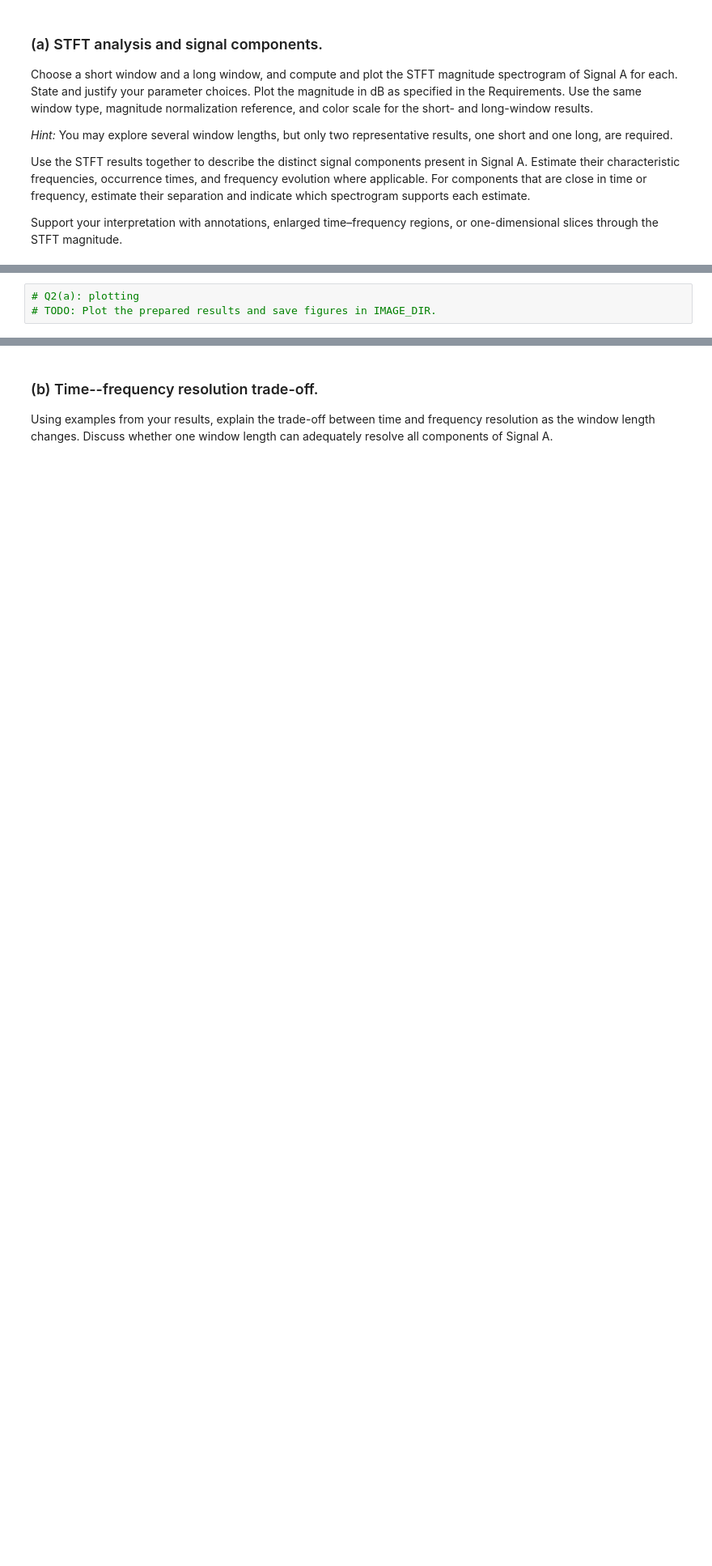
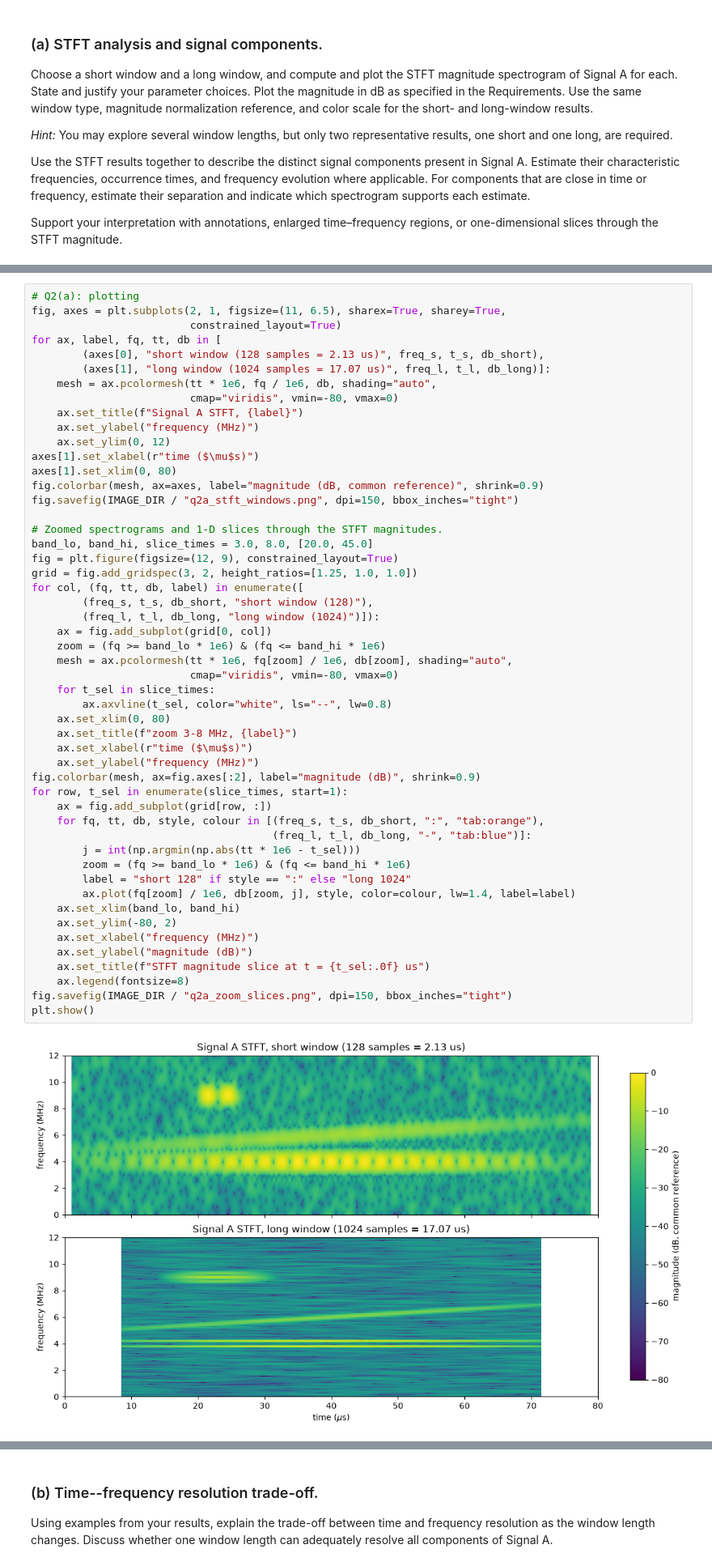
Before and after one commit to AristurtleHu/Signal-Ultrasound-Analysis, a Jupyter notebook: codes/HW1.ipynb, the cells around one changed output, grey strips where cells are left out. Shown at 81% size. Cells and saved outputs as stored; diff of their text form; blank space fills up the shorter version.

```diff
--- a/codes/HW1.ipynb
+++ b/codes/HW1.ipynb
@@ -115,3 +287,53 @@ Support your interpretation with annotations, enlarged time–frequency regions,
 # %%
 # Q2(a): plotting
-# TODO: Plot the prepared results and save figures in IMAGE_DIR.
+fig, axes = plt.subplots(2, 1, figsize=(11, 6.5), sharex=True, sharey=True,
+                         constrained_layout=True)
+for ax, label, fq, tt, db in [
+        (axes[0], "short window (128 samples = 2.13 us)", freq_s, t_s, db_short),
+        (axes[1], "long window (1024 samples = 17.07 us)", freq_l, t_l, db_long)]:
+    mesh = ax.pcolormesh(tt * 1e6, fq / 1e6, db, shading="auto",
+                         cmap="viridis", vmin=-80, vmax=0)
+    ax.set_title(f"Signal A STFT, {label}")
+    ax.set_ylabel("frequency (MHz)")
+    ax.set_ylim(0, 12)
+axes[1].set_xlabel(r"time ($\mu$s)")
+axes[1].set_xlim(0, 80)
+fig.colorbar(mesh, ax=axes, label="magnitude (dB, common reference)", shrink=0.9)
+fig.savefig(IMAGE_DIR / "q2a_stft_windows.png", dpi=150, bbox_inches="tight")
+
+# Zoomed spectrograms and 1-D slices through the STFT magnitudes.
+band_lo, band_hi, slice_times = 3.0, 8.0, [20.0, 45.0]
+fig = plt.figure(figsize=(12, 9), constrained_layout=True)
+grid = fig.add_gridspec(3, 2, height_ratios=[1.25, 1.0, 1.0])
+for col, (fq, tt, db, label) in enumerate([
+        (freq_s, t_s, db_short, "short window (128)"),
+        (freq_l, t_l, db_long, "long window (1024)")]):
+    ax = fig.add_subplot(grid[0, col])
+    zoom = (fq >= band_lo * 1e6) & (fq <= band_hi * 1e6)
+    mesh = ax.pcolormesh(tt * 1e6, fq[zoom] / 1e6, db[zoom], shading="auto",
+                         cmap="viridis", vmin=-80, vmax=0)
+    for t_sel in slice_times:
+        ax.axvline(t_sel, color="white", ls="--", lw=0.8)
+    ax.set_xlim(0, 80)
+    ax.set_title(f"zoom 3-8 MHz, {label}")
+    ax.set_xlabel(r"time ($\mu$s)")
+    ax.set_ylabel("frequency (MHz)")
+fig.colorbar(mesh, ax=fig.axes[:2], label="magnitude (dB)", shrink=0.9)
+for row, t_sel in enumerate(slice_times, start=1):
+    ax = fig.add_subplot(grid[row, :])
+    for fq, tt, db, style, colour in [(freq_s, t_s, db_short, ":", "tab:orange"),
+                                      (freq_l, t_l, db_long, "-", "tab:blue")]:
+        j = int(np.argmin(np.abs(tt * 1e6 - t_sel)))
+        zoom = (fq >= band_lo * 1e6) & (fq <= band_hi * 1e6)
+        label = "short 128" if style == ":" else "long 1024"
+        ax.plot(fq[zoom] / 1e6, db[zoom, j], style, color=colour, lw=1.4, label=label)
+    ax.set_xlim(band_lo, band_hi)
+    ax.set_ylim(-80, 2)
+    ax.set_xlabel("frequency (MHz)")
+    ax.set_ylabel("magnitude (dB)")
+    ax.set_title(f"STFT magnitude slice at t = {t_sel:.0f} us")
+    ax.legend(fontsize=8)
+fig.savefig(IMAGE_DIR / "q2a_zoom_slices.png", dpi=150, bbox_inches="tight")
+plt.show()
+# %% [output]
+[figure, added]
```
Also changed, not shown: parts of 24 cells of this notebook, 18 other files.
